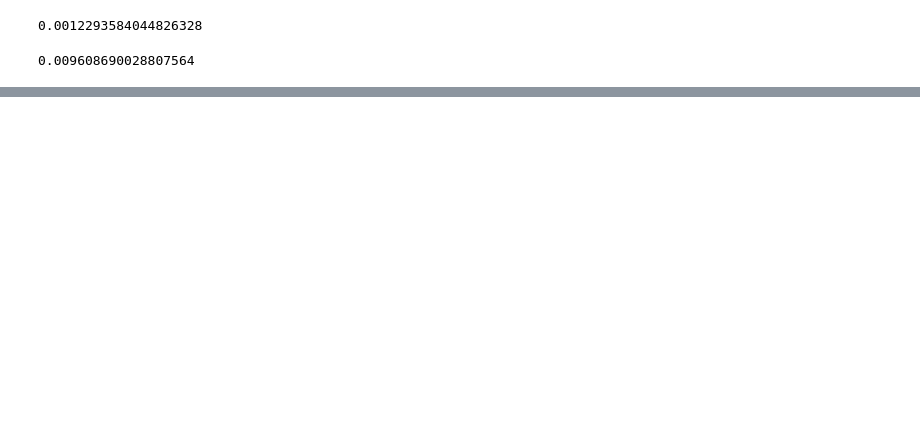
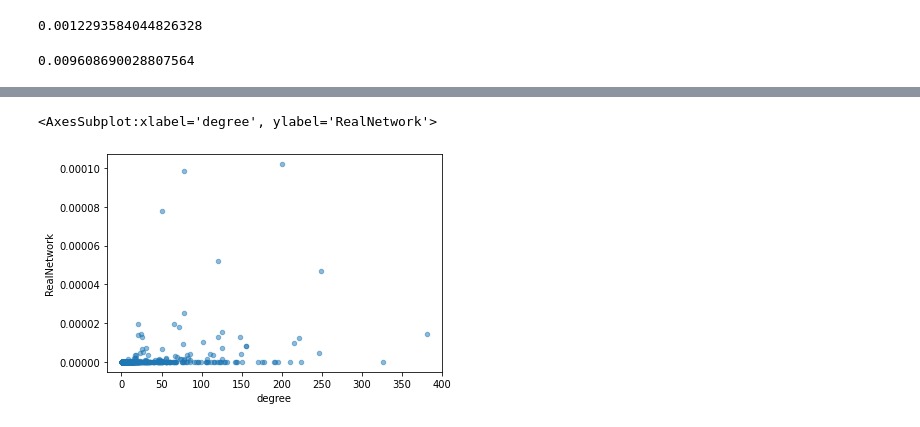
Before and after one commit to kaitlin31415/Canadian-Political-Diversification-Network-Analysis, a Jupyter notebook: Final_Full_Network/Null Model Comparison/Basic Statistics.ipynb, the cells around one changed output, grey strips where cells are left out. Cells and saved outputs as stored; diff of their text form; code cells hidden in the pictures; blank space fills up the shorter version.

```diff
--- a/Final_Full_Network/Null Model Comparison/Basic Statistics.ipynb
+++ b/Final_Full_Network/Null Model Comparison/Basic Statistics.ipynb
@@ -288,0 +356,4 @@ print(nx.average_clustering(G))
+# %%
+real_betweenness = real_betweenness.set_index("Unnamed: 0")
+# %%
+real_betweenness = pd.merge(real_betweenness, degrees, left_index=True, right_index=True)
@@ -288,0 +376,5 @@ print(nx.average_clustering(G))
+# %%
+real_betweenness.plot.scatter(x="degree", y="RealNetwork", alpha=0.5)
+# %% [output]
+<AxesSubplot:xlabel='degree', ylabel='RealNetwork'>
+[figure, added]
```
Also changed, not shown: parts of 45 cells of this notebook, 12 other files.
